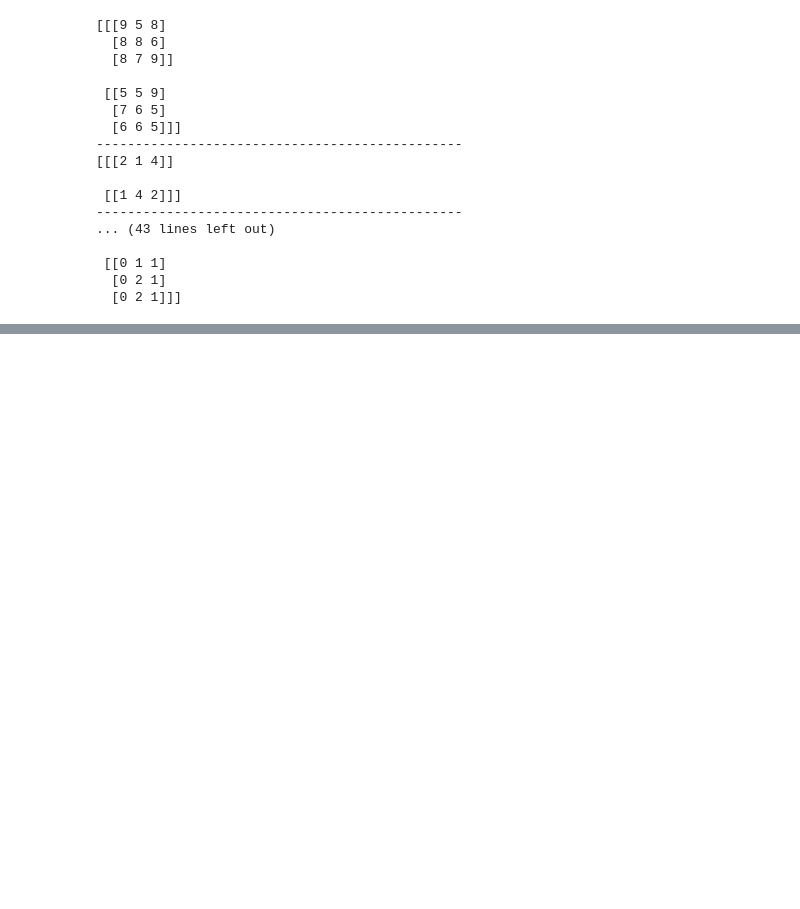
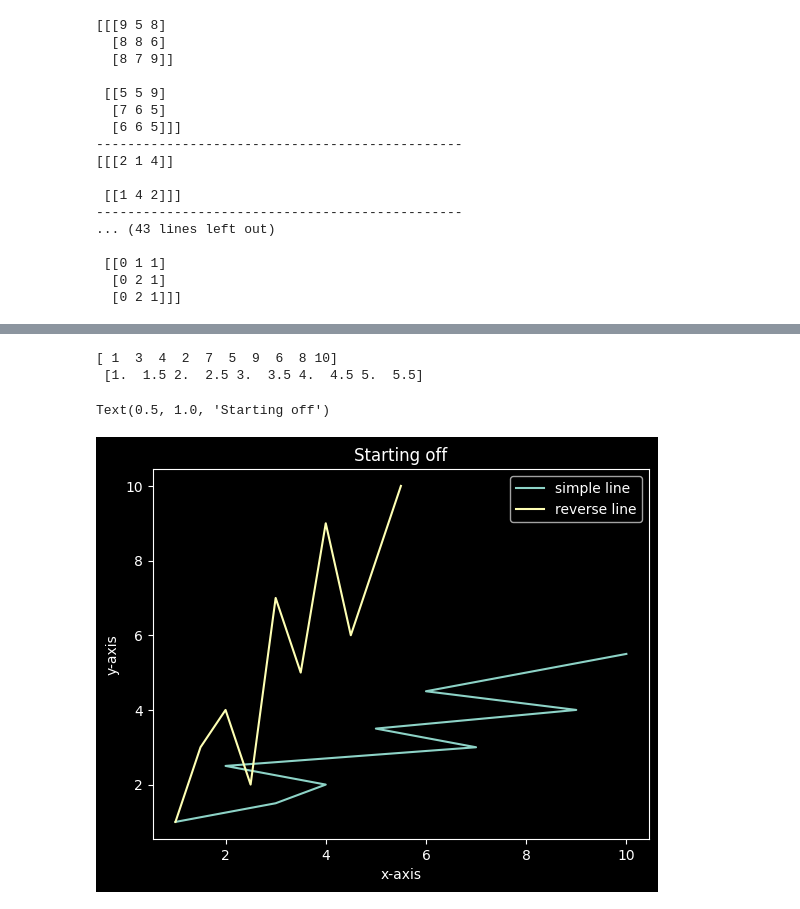
Before and after one commit to Muhammad-Bilal1605/LearningAI, a Jupyter notebook: scripts/assignment_3_numpy.ipynb, the cells around one changed output, grey strips where cells are left out. Cells and saved outputs as stored; diff of their text form; code cells hidden in the pictures; blank space fills up the shorter version.

```diff
--- a/scripts/assignment_3_numpy.ipynb
+++ b/scripts/assignment_3_numpy.ipynb
@@ -938,0 +1005,16 @@ print("% operator= ",array%array_2)
+# %%
+x= np.array([1,3,4,2,7,5,9,6,8,10])
+y=np.arange(1,5.6,0.5)
+
+print(x,"\n",y,"\n")
+plt.plot(x,y,label='simple line')
+plt.plot(y,x,label='reverse line')
+plt.xlabel('x-axis')
+plt.ylabel('y-axis')
+plt.legend()
+plt.title("Starting off")
+# %% [output]
+[ 1  3  4  2  7  5  9  6  8 10]
+ [1.  1.5 2.  2.5 3.  3.5 4.  4.5 5.  5.5]
+Text(0.5, 1.0, 'Starting off')
+[figure, added]
```
Also changed, not shown: parts of 18 cells of this notebook.
